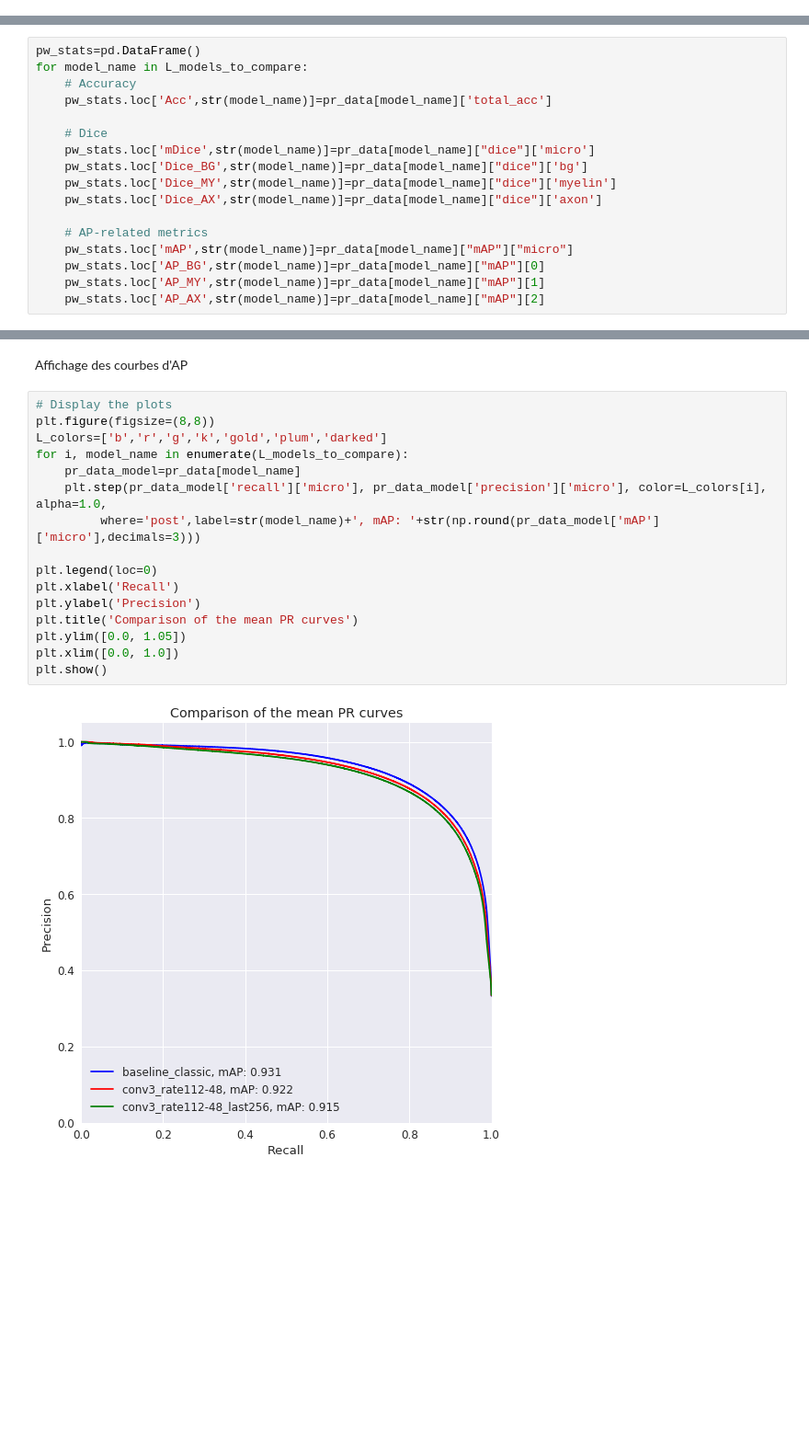
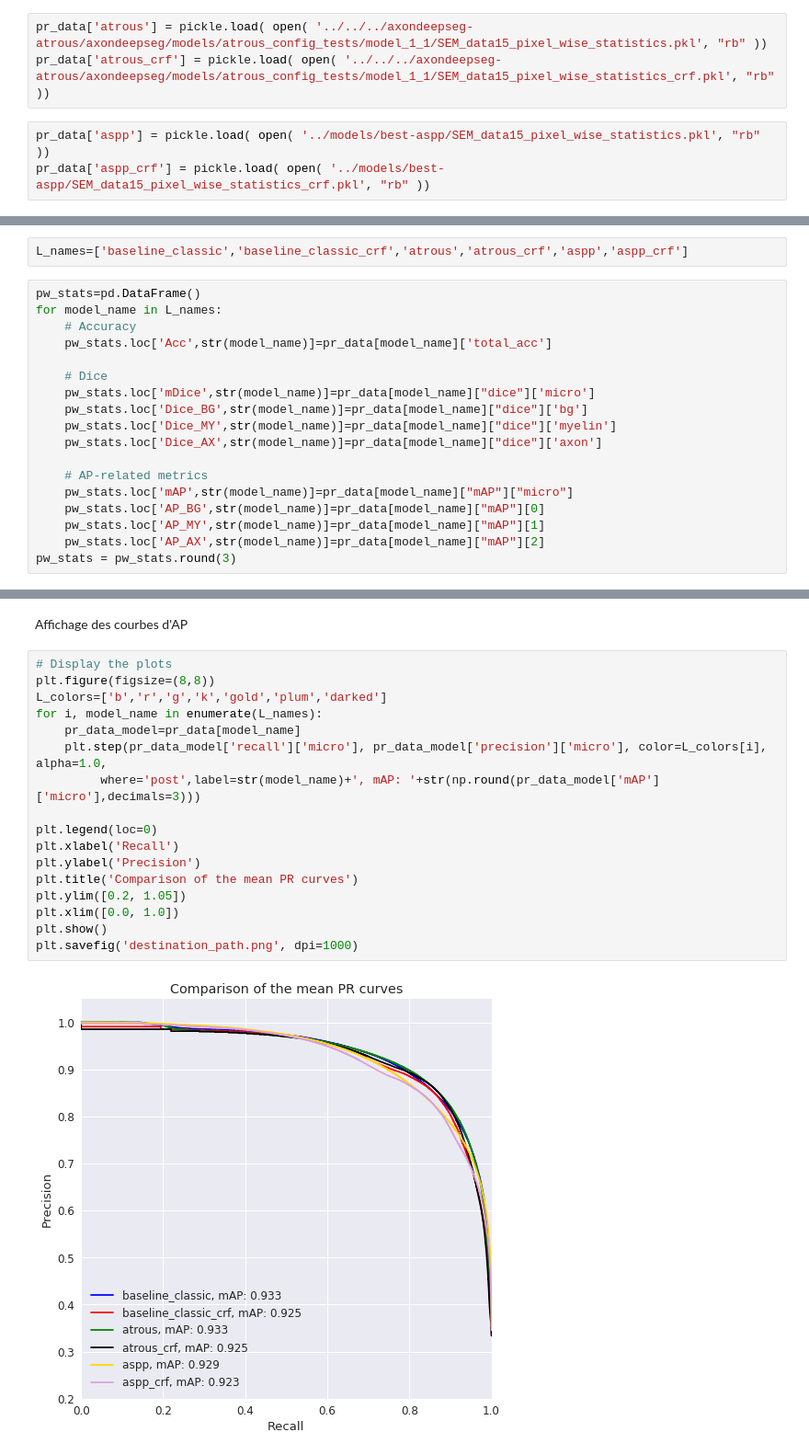
Before and after one commit to MaxWab/axondeepseg, a Jupyter notebook: notebooks/models_statistics.ipynb, the cells around one changed output, grey strips where cells are left out. Shown at 92% size. Drawn from its saved outputs; the diff is of its cells as text; blank space fills up the shorter version.

```diff
--- a/notebooks/models_statistics.ipynb
+++ b/notebooks/models_statistics.ipynb
@@ -34,8 +44,16 @@ for model_name in L_models_to_compare:
+# %%
+pr_data['atrous'] = pickle.load( open( '../../../axondeepseg-atrous/axondeepseg/models/atrous_config_tests/model_1_1/SEM_data15_pixel_wise_statistics.pkl', "rb" ))
+pr_data['atrous_crf'] = pickle.load( open( '../../../axondeepseg-atrous/axondeepseg/models/atrous_config_tests/model_1_1/SEM_data15_pixel_wise_statistics_crf.pkl', "rb" ))
+# %%
+pr_data['aspp'] = pickle.load( open( '../models/best-aspp/SEM_data15_pixel_wise_statistics.pkl', "rb" ))
+pr_data['aspp_crf'] = pickle.load( open( '../models/best-aspp/SEM_data15_pixel_wise_statistics_crf.pkl', "rb" ))
 # %% [markdown]
 Affichage du tableau comparatif
+# %%
+L_names=['baseline_classic','baseline_classic_crf','atrous','atrous_crf','aspp','aspp_crf']
 # %%
 pw_stats=pd.DataFrame()
-for model_name in L_models_to_compare:
+for model_name in L_names:
     # Accuracy
     pw_stats.loc['Acc',str(model_name)]=pr_data[model_name]['total_acc']
 
@@ -50,6 +68,7 @@ for model_name in L_models_to_compare:
     pw_stats.loc['AP_BG',str(model_name)]=pr_data[model_name]["mAP"][0]
     pw_stats.loc['AP_MY',str(model_name)]=pr_data[model_name]["mAP"][1]
     pw_stats.loc['AP_AX',str(model_name)]=pr_data[model_name]["mAP"][2]
+pw_stats = pw_stats.round(3)
 # %%
 pw_stats
 # %% [output]
@@ -68,18 +87,19 @@ Affichage des courbes d'AP
 # %%
 # Display the plots
 plt.figure(figsize=(8,8))
 L_colors=['b','r','g','k','gold','plum','darked']
-for i, model_name in enumerate(L_models_to_compare):
+for i, model_name in enumerate(L_names):
     pr_data_model=pr_data[model_name]
     plt.step(pr_data_model['recall']['micro'], pr_data_model['precision']['micro'], color=L_colors[i], alpha=1.0,
          where='post',label=str(model_name)+', mAP: '+str(np.round(pr_data_model['mAP']['micro'],decimals=3)))
 
 plt.legend(loc=0)
 plt.xlabel('Recall')
 plt.ylabel('Precision')
 plt.title('Comparison of the mean PR curves')
-plt.ylim([0.0, 1.05])
+plt.ylim([0.2, 1.05])
 plt.xlim([0.0, 1.0])
 plt.show()
+plt.savefig('destination_path.png', dpi=1000)
 # %% [output]
-[figure, old version]
+[figure, new version]
```
Also changed, not shown: parts of 8 cells of this notebook, 7 other files.
